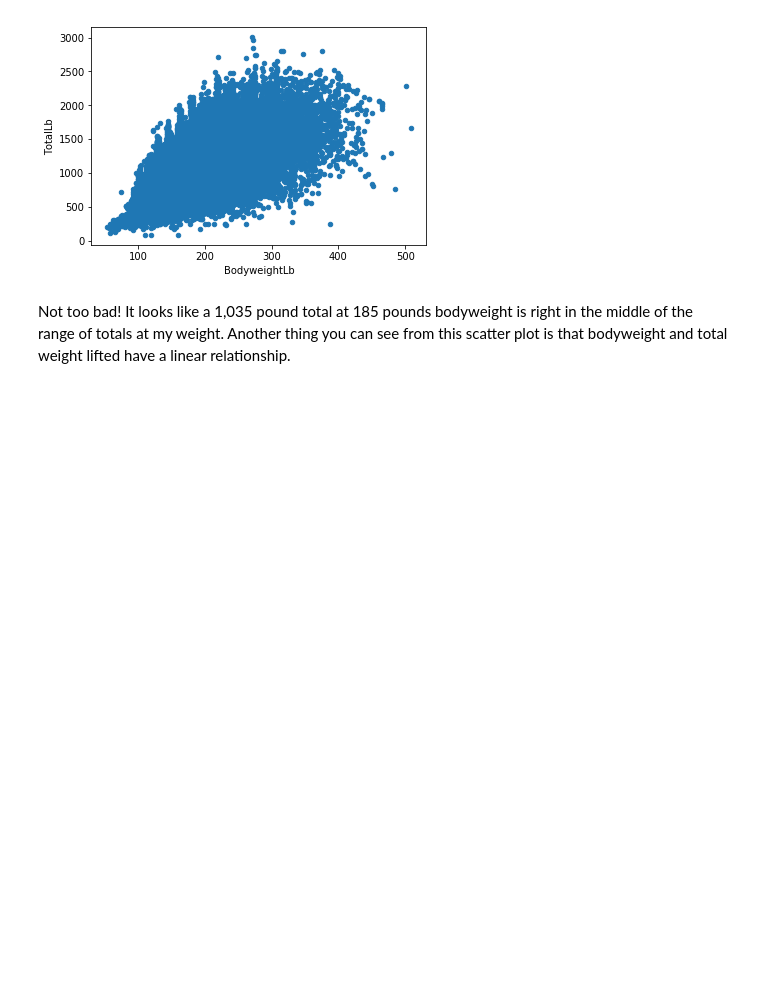
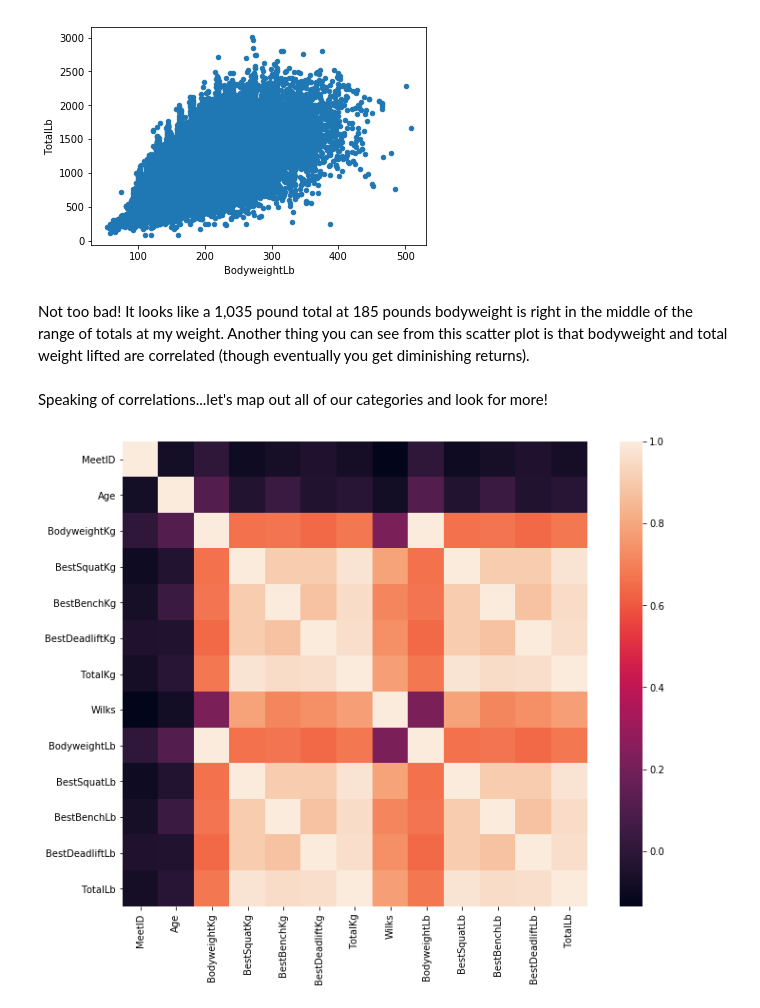
Before and after one commit to JacobPox/Powerlifting, a Jupyter notebook: powerlifting.ipynb, the cells around one changed output. Cells and saved outputs as stored; diff of their text form; code cells hidden in the pictures; blank space fills up the shorter version.

Commit message:
Minor Corrections + Expansion of Visualization
Added heatmap showing correlations and a slight correction using the word "linear"

```diff
--- a/powerlifting.ipynb
+++ b/powerlifting.ipynb
@@ -139,4 +139,15 @@ lifters.plot.scatter(x='BodyweightLb', y='TotalLb')
 <matplotlib.axes._subplots.AxesSubplot at 0x...>
 [figure]
 # %% [markdown]
-Not too bad! It looks like a 1,035 pound total at 185 pounds bodyweight is right in the middle of the range of totals at my weight. Another thing you can see from this scatter plot is that bodyweight and total weight lifted have a linear relationship.
+Not too bad! It looks like a 1,035 pound total at 185 pounds bodyweight is right in the middle of the range of totals at my weight. Another thing you can see from this scatter plot is that bodyweight and total weight lifted are correlated (though eventually you get diminishing returns).
+# %% [markdown]
+Speaking of correlations...let's map out all of our categories and look for more!
+# %%
+import seaborn as sns
+
+correlations = lifters.corr()
+
+f, ax = plt.subplots(figsize=(12,9))
+sns.heatmap(correlations, vmax=1, square=True);
+# %% [output]
+[figure, added]
```
Also changed, not shown: parts of 1 cell of this notebook.
